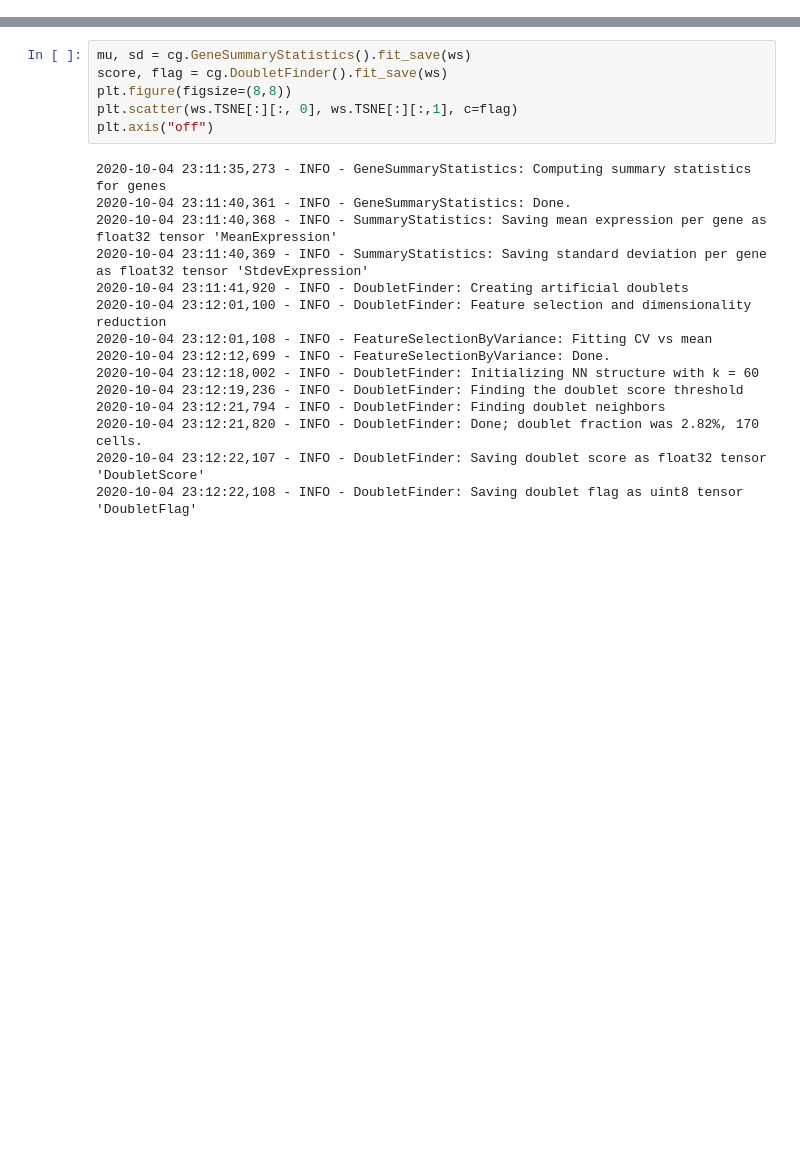
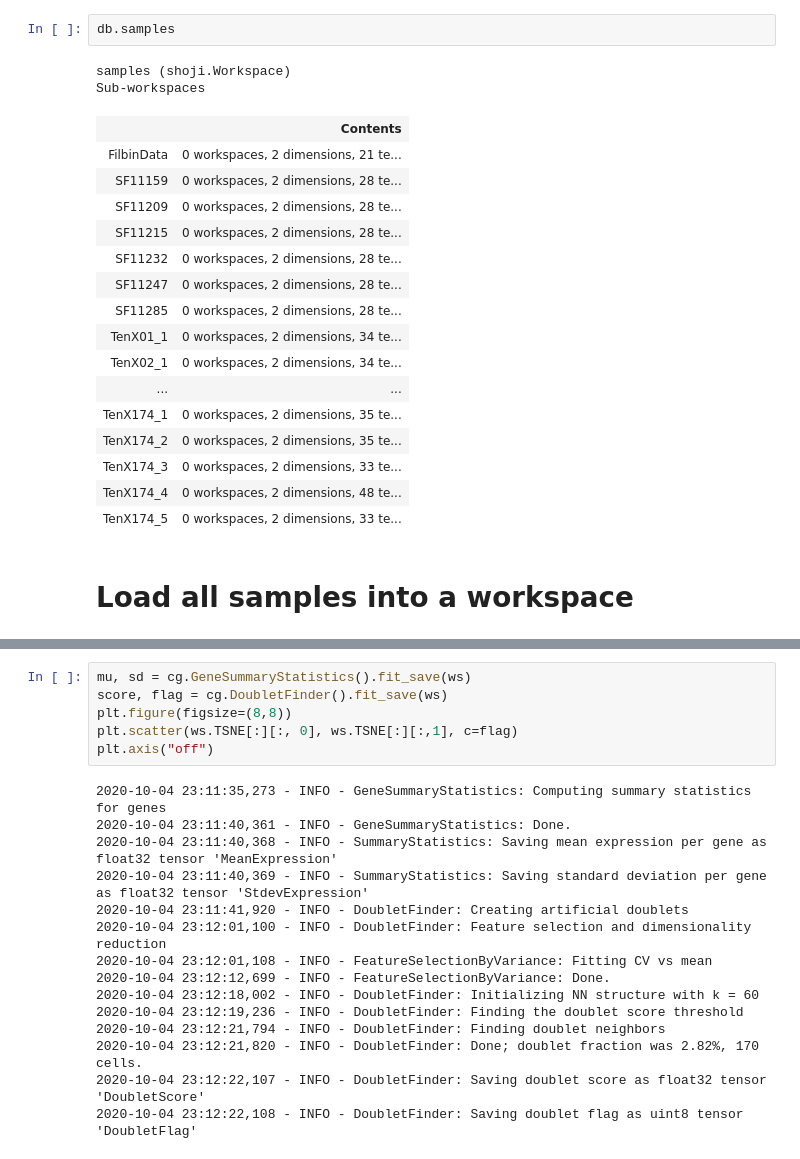
Before and after one commit to linnarsson-lab/shoji, a Jupyter notebook: notebooks/shoji.ipynb, the cells around one changed output, grey strips where cells are left out. Cells and saved outputs as stored; diff of their text form; blank space fills up the shorter version.

```diff
--- a/notebooks/shoji.ipynb
+++ b/notebooks/shoji.ipynb
@@ -19,0 +22,23 @@ ws = db.refdb.samples.S10X241_1
+# %%
+db.samples
+# %% [output]
+samples (shoji.Workspace)
+Sub-workspaces
+|  | Contents |
+| FilbinData | 0 workspaces, 2 dimensions, 21 te... |
+| SF11159 | 0 workspaces, 2 dimensions, 28 te... |
+| SF11209 | 0 workspaces, 2 dimensions, 28 te... |
+| SF11215 | 0 workspaces, 2 dimensions, 28 te... |
+| SF11232 | 0 workspaces, 2 dimensions, 28 te... |
+| SF11247 | 0 workspaces, 2 dimensions, 28 te... |
+| SF11285 | 0 workspaces, 2 dimensions, 28 te... |
+| TenX01_1 | 0 workspaces, 2 dimensions, 34 te... |
+| TenX02_1 | 0 workspaces, 2 dimensions, 34 te... |
+| ... | ... |
+| TenX174_1 | 0 workspaces, 2 dimensions, 35 te... |
+| TenX174_2 | 0 workspaces, 2 dimensions, 35 te... |
+| TenX174_3 | 0 workspaces, 2 dimensions, 33 te... |
+| TenX174_4 | 0 workspaces, 2 dimensions, 48 te... |
+| TenX174_5 | 0 workspaces, 2 dimensions, 33 te... |
+# %% [markdown]
+# Load all samples into a workspace
```
Also changed, not shown: parts of 13 cells of this notebook, 15 other files.
